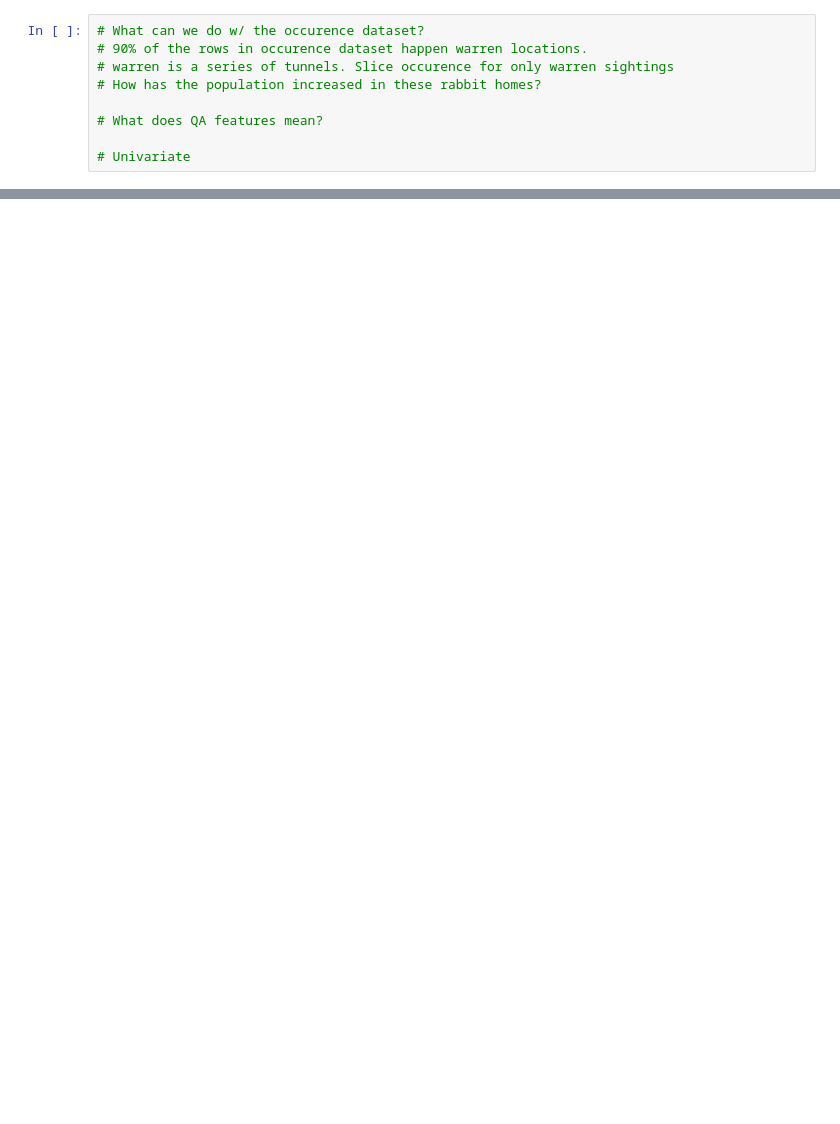
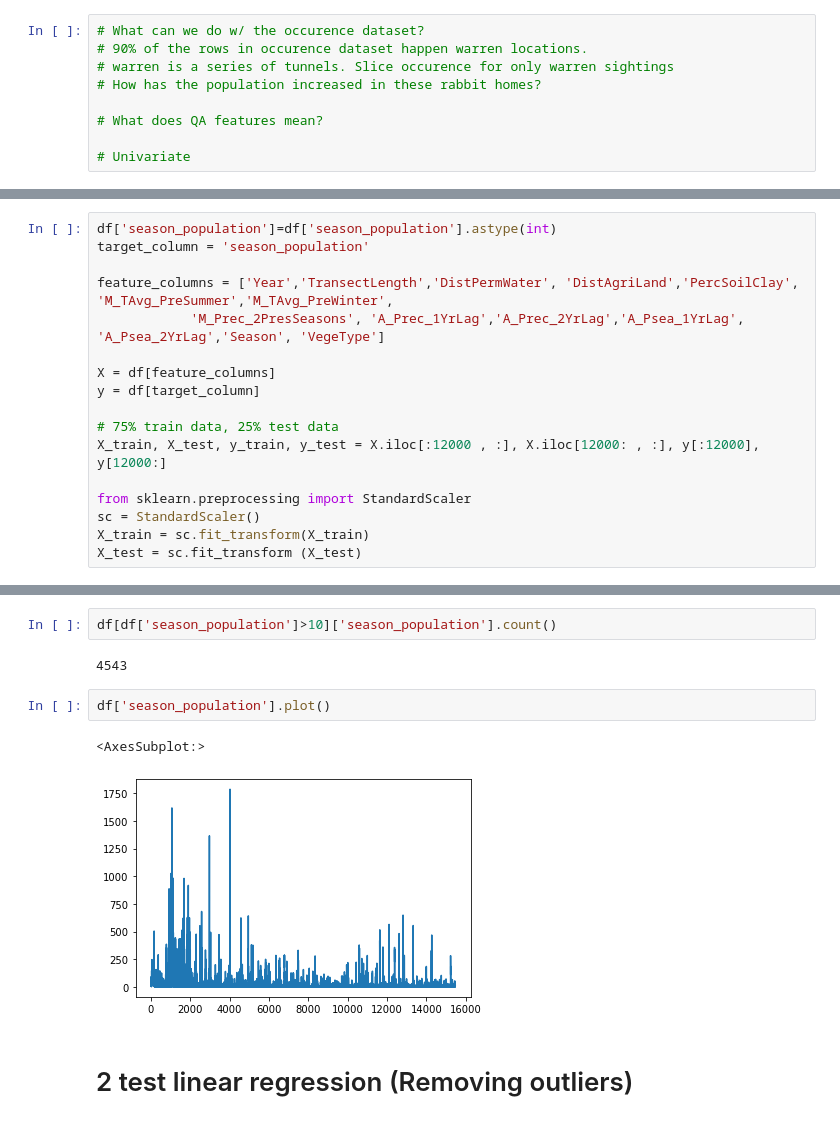
Before and after one commit to MichaelSalSail/Rabbits_ML_3HJ, a Jupyter notebook: Beware_Bunnies_Apr_19 - Edited_Dor.ipynb, the cells around one changed output, grey strips where cells are left out. Drawn from its saved outputs; the diff is of its cells as text; blank space fills up the shorter version.

```diff
--- a/Beware_Bunnies_Apr_19 - Edited_Dor.ipynb
+++ b/Beware_Bunnies_Apr_19 - Edited_Dor.ipynb
@@ -900,0 +1109,17 @@ sns.heatmap(uni_population_growth[['Year', 'M_TAvg_PreSummer', 'M_TAvg_PreWinter
+# %%
+df['season_population']=df['season_population'].astype(int)
+target_column = 'season_population'
+
+feature_columns = ['Year','TransectLength','DistPermWater', 'DistAgriLand','PercSoilClay', 'M_TAvg_PreSummer','M_TAvg_PreWinter',
+            'M_Prec_2PresSeasons', 'A_Prec_1YrLag','A_Prec_2YrLag','A_Psea_1YrLag', 'A_Psea_2YrLag','Season', 'VegeType']
+
+X = df[feature_columns]
+y = df[target_column]
+
+# 75% train data, 25% test data
+X_train, X_test, y_train, y_test = X.iloc[:12000 , :], X.iloc[12000: , :], y[:12000], y[12000:]
+
+from sklearn.preprocessing import StandardScaler
+sc = StandardScaler()
+X_train = sc.fit_transform(X_train)
+X_test = sc.fit_transform (X_test)
@@ -900,0 +1149,11 @@ sns.heatmap(uni_population_growth[['Year', 'M_TAvg_PreSummer', 'M_TAvg_PreWinter
+# %%
+df[df['season_population']>10]['season_population'].count()
+# %% [output]
+4543
+# %%
+df['season_population'].plot()
+# %% [output]
+<AxesSubplot:>
+[figure, added]
+# %% [markdown]
+# 2 test linear regression (Removing outliers)
```
Also changed, not shown: parts of 54 cells of this notebook.
